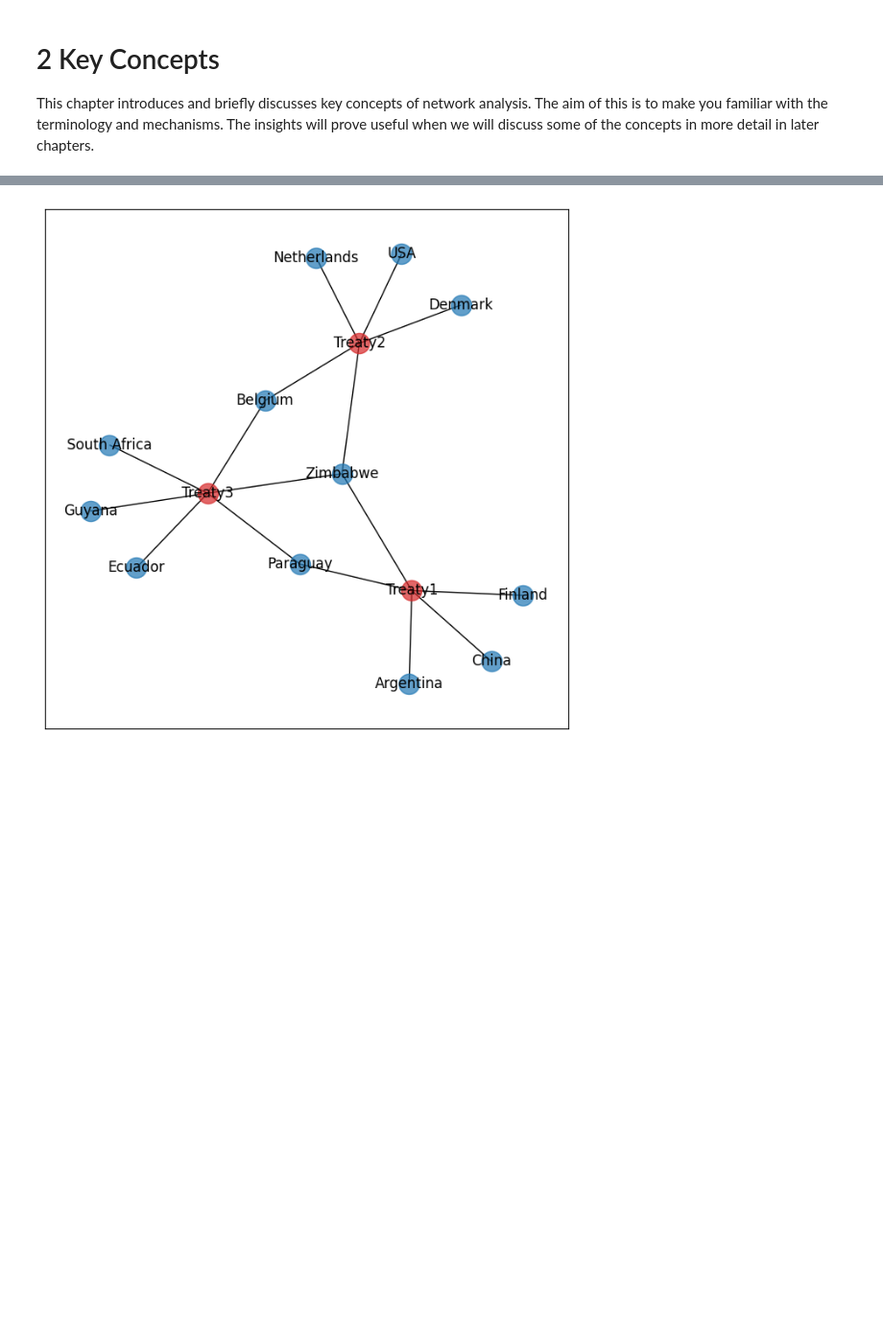
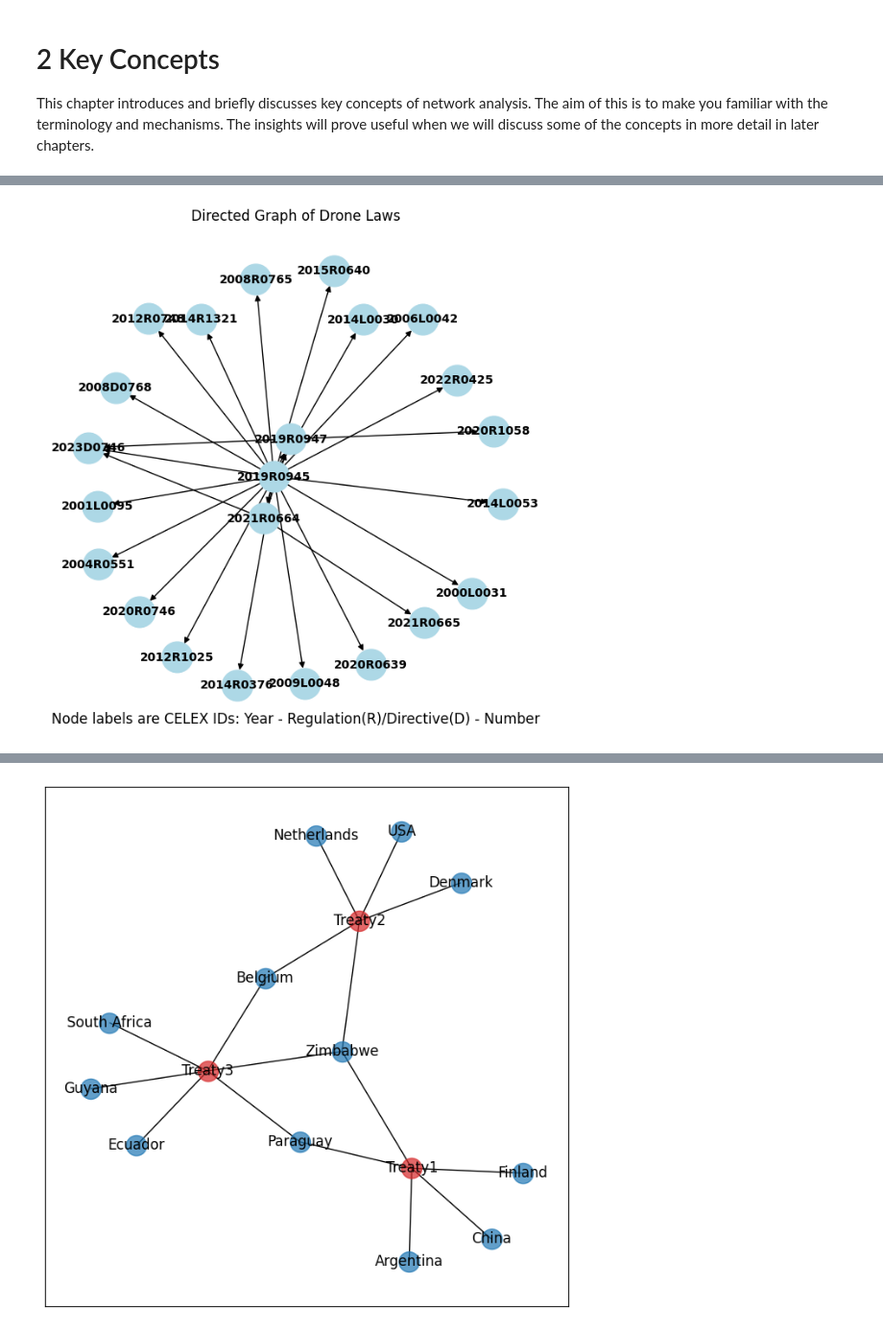
Before and after one commit to maastrichtlawtech/legalnetworkanalysis_textbook, a Jupyter notebook: Chapter_2_Key_Concepts.ipynb, the cells around one changed output, grey strips where cells are left out. Shown at 96% size. Cells and saved outputs as stored; diff of their text form; code cells hidden in the pictures; blank space fills up the shorter version.

```diff
--- a/Chapter_2_Key_Concepts.ipynb
+++ b/Chapter_2_Key_Concepts.ipynb
@@ -32,0 +33,25 @@ Visualizing a network can help draw insights from it rapidly. However, visualiza
+# %%
+# Load the JSON data
+with open("data/drone_laws/g_dronelaws_1.json") as f:
+    data = json.load(f)
+
+# Create a directed graph
+G = nx.DiGraph()
+
+# Add nodes
+for node in data['nodes']:
+    G.add_node(node['id'])
+# Add edges
+for link in data['links']:
+    G.add_edge(link['source'], link['target'])
+
+# Visualize the graph
+plt.figure(figsize=(6, 6))
+pos = nx.spring_layout(G)
+nx.draw(G, pos, with_labels=True, node_size=700, node_color='lightblue', font_size=10, font_weight='bold', arrows=True)
+plt.title("Directed Graph of Drone Laws")
+plt.figtext(0.5, 0.01, "Node labels are CELEX IDs: Year - Regulation(R)/Directive(D) - Number",
+             wrap=True, horizontalalignment='center', fontsize=12)
+plt.show()
+# %% [output]
+[figure, added]
```
Also changed, not shown: parts of 8 cells of this notebook, 5 other files.
